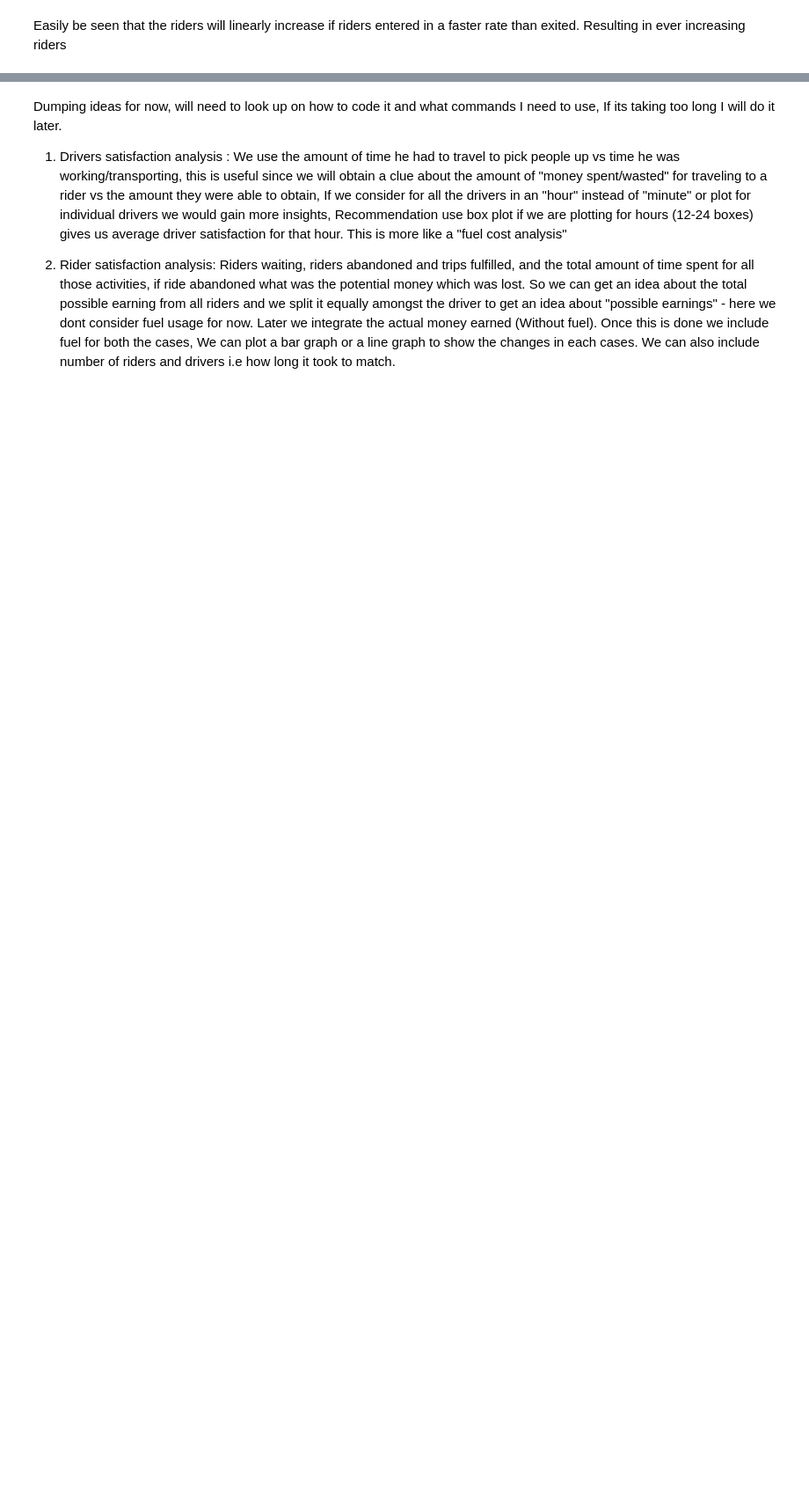
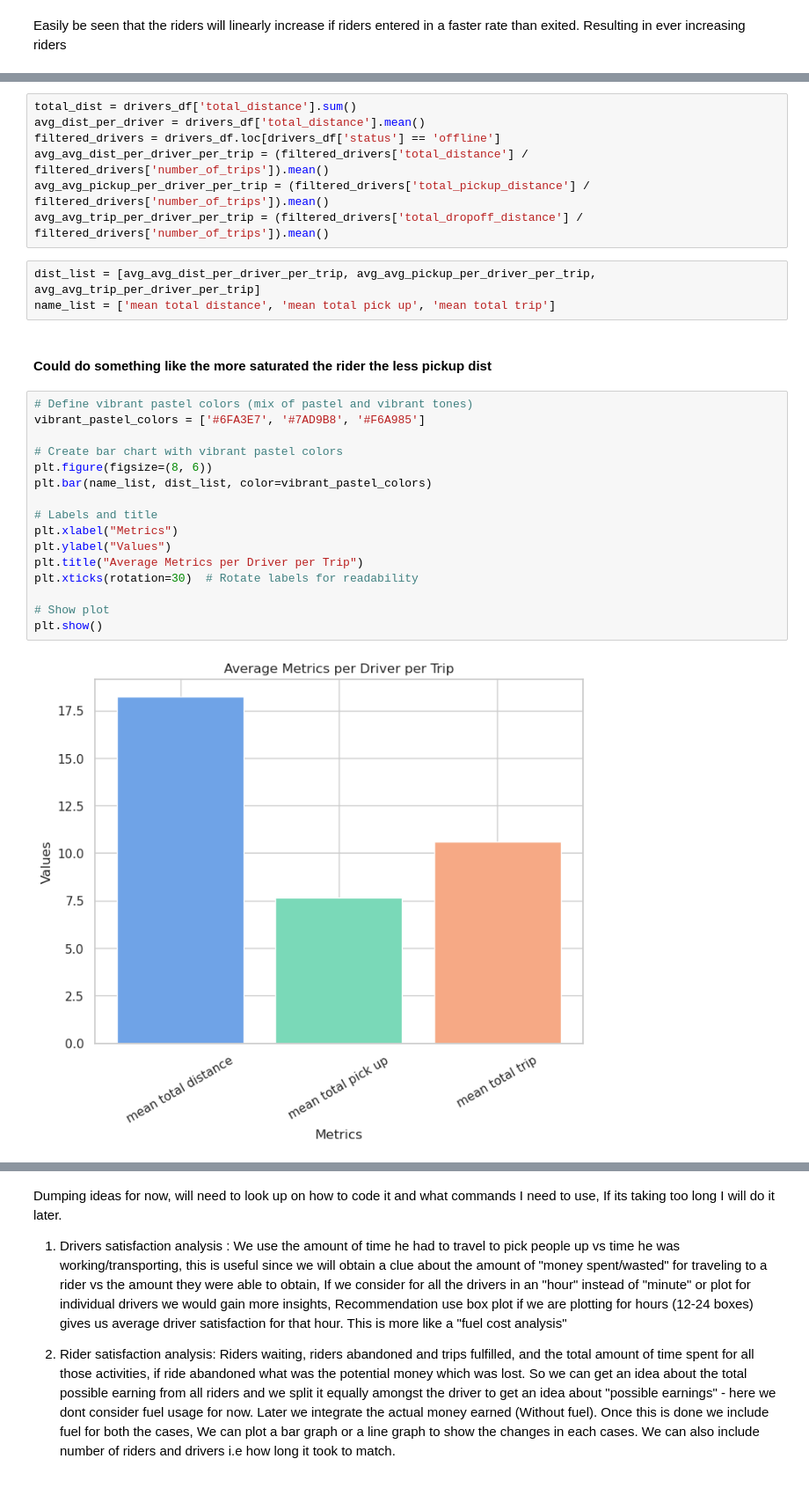
Before and after one commit to noPunintended/Squareshire_simulation, a Jupyter notebook: Codes/notebooks/eda.ipynb, the cells around one changed output, grey strips where cells are left out. Shown at 88% size. Drawn from its saved outputs; the diff is of its cells as text; blank space fills up the shorter version.

```diff
--- a/Codes/notebooks/eda.ipynb
+++ b/Codes/notebooks/eda.ipynb
@@ -433,0 +475,30 @@ riders_df.loc[riders_df['status'] == 'transit']
+# %%
+total_dist = drivers_df['total_distance'].sum()
+avg_dist_per_driver = drivers_df['total_distance'].mean()
+filtered_drivers = drivers_df.loc[drivers_df['status'] == 'offline']
+avg_avg_dist_per_driver_per_trip = (filtered_drivers['total_distance'] / filtered_drivers['number_of_trips']).mean()
+avg_avg_pickup_per_driver_per_trip = (filtered_drivers['total_pickup_distance'] / filtered_drivers['number_of_trips']).mean()
+avg_avg_trip_per_driver_per_trip = (filtered_drivers['total_dropoff_distance'] / filtered_drivers['number_of_trips']).mean()
+# %%
+dist_list = [avg_avg_dist_per_driver_per_trip, avg_avg_pickup_per_driver_per_trip, avg_avg_trip_per_driver_per_trip]
+name_list = ['mean total distance', 'mean total pick up', 'mean total trip']
+# %% [markdown]
+#### Could do something like the more saturated the rider the less pickup dist
+# %%
+# Define vibrant pastel colors (mix of pastel and vibrant tones)
+vibrant_pastel_colors = ['#6FA3E7', '#7AD9B8', '#F6A985']
+
+# Create bar chart with vibrant pastel colors
+plt.figure(figsize=(8, 6))
+plt.bar(name_list, dist_list, color=vibrant_pastel_colors)
+
+# Labels and title
+plt.xlabel("Metrics")
+plt.ylabel("Values")
+plt.title("Average Metrics per Driver per Trip")
+plt.xticks(rotation=30)  # Rotate labels for readability
+
+# Show plot
+plt.show()
+# %% [output]
+[figure, added]
```
Also changed, not shown: parts of 36 cells of this notebook.
